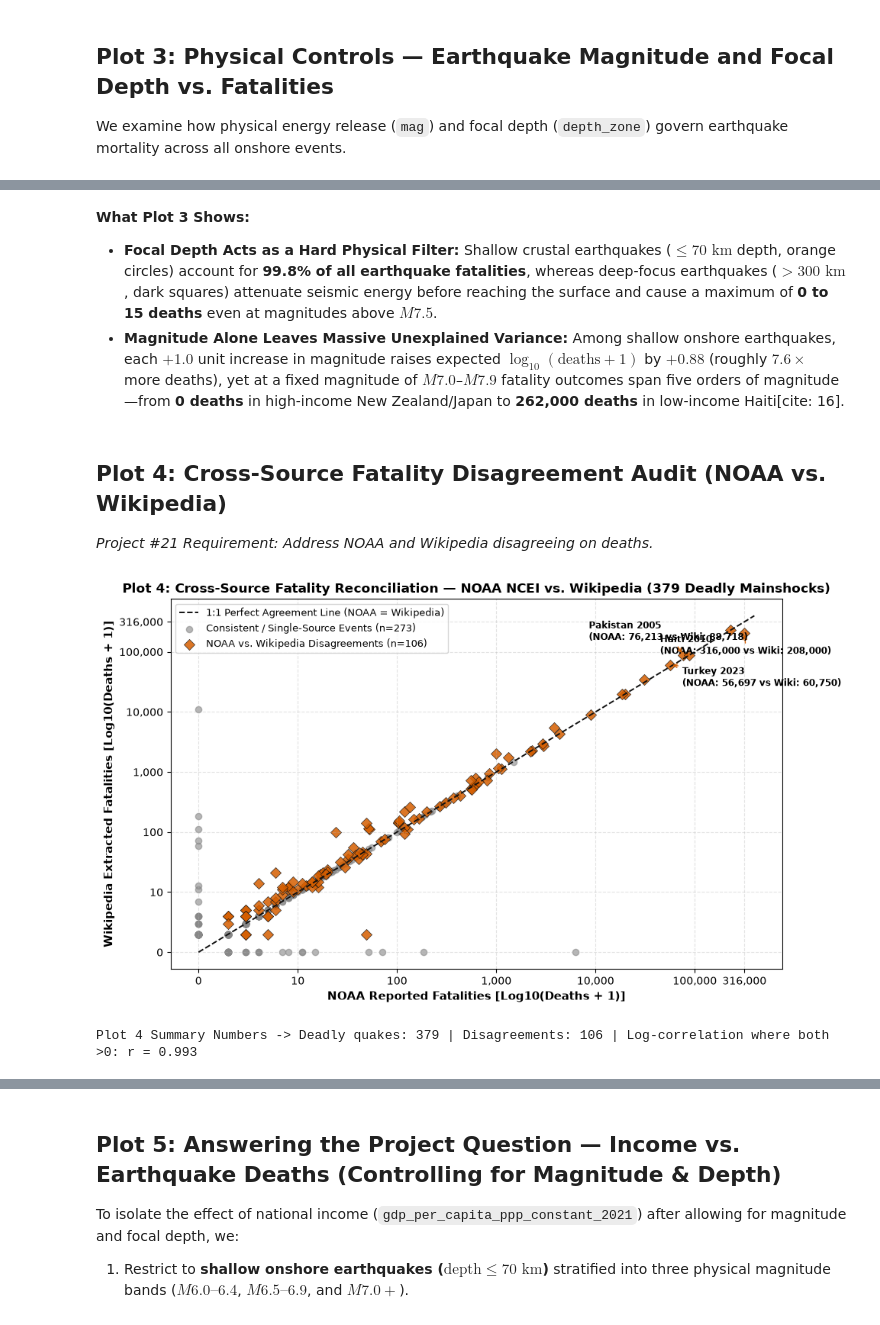
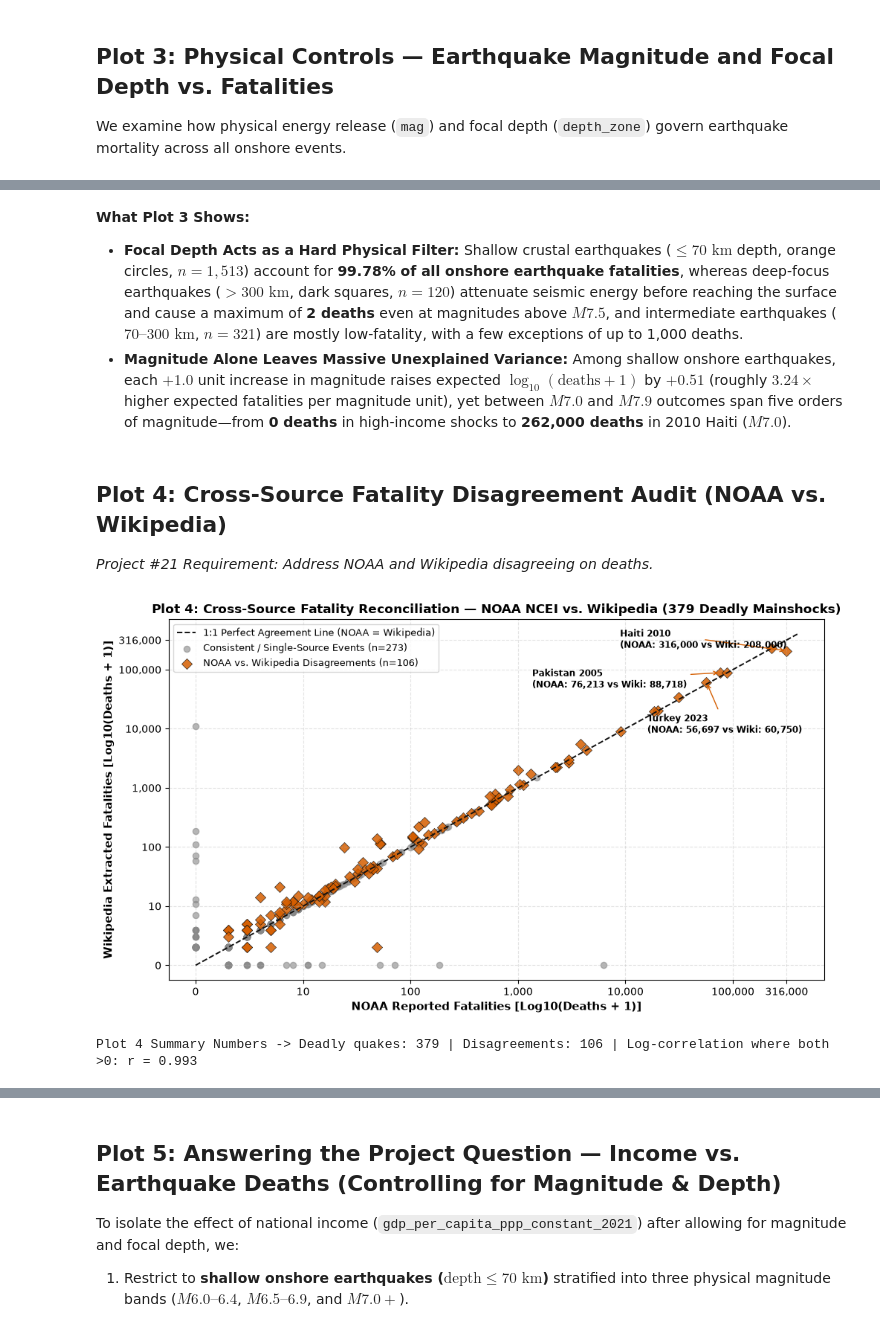
Before and after one commit to SilvernOak/DA2402_Project_Earthquakes, a Jupyter notebook: notebooks/04_visualisation.ipynb, the cells around one changed output, grey strips where cells are left out. Saved outputs shown, nothing was run; the diff lists cells and outputs as text; code cells hidden in the pictures.

Commit message:
edited the plotting

```diff
--- a/notebooks/04_visualisation.ipynb
+++ b/notebooks/04_visualisation.ipynb
@@ -178,11 +177,23 @@ m_fit = np.linspace(6.0, 9.2, 100)
 poly = np.polyfit(shallow_on["mag"], shallow_on["log10_deaths"], 1)
 ax.plot(m_fit, np.polyval(poly, m_fit), color="#D55E00", linestyle="--", linewidth=2.2, label=f"Shallow OLS Trend (slope = +{poly[0]:.2f} log10 deaths / Mw)")
 
-# Annotate key mega-disasters
-for _, r in onshore_all.nlargest(5, "deaths_final").iterrows():
-    ax.annotate(f"{r['country_clean']} '{str(r['year'])[2:]} (M{r['mag']})",
-                xy=(r["mag"], r["log10_deaths"]), xytext=(r["mag"]-0.35, r["log10_deaths"]+0.22),
-                fontsize=8.5, fontweight="bold", arrowprops=dict(arrowstyle="->", color="#333333", lw=0.8))
+# Annotate key mega-disasters with custom non-overlapping offsets
+custom_offsets_p3 = {
+    "2010-01-12": (0.18, -0.15),  # Haiti '10 (M7.0) -> right & slightly down
+    "2004-12-26": (-0.65, -0.20), # Indonesia '04 (M9.1) -> left & down away from top border
+    "2008-05-12": (0.15, 0.15),   # China '08 (M7.9) -> upper right
+    "2005-10-08": (-0.68, 0.12),  # Pakistan '05 (M7.6) -> upper left
+    "2023-02-06": (0.18, -0.38),  # Turkey '23 (M7.8) -> lower right
+}
+for dt_str, (dx, dy) in custom_offsets_p3.items():
+    sub_r = onshore_all[onshore_all["date"] == dt_str]
+    if not sub_r.empty:
+        r = sub_r.iloc[0]
+        ax.annotate(f"{r['country_clean']} '{str(r['year'])[2:]} (M{r['mag']})",
+                    xy=(r["mag"], r["log10_deaths"]), xytext=(r["mag"] + dx, r["log10_deaths"] + dy),
+                    fontsize=8.5, fontweight="bold", arrowprops=dict(arrowstyle="->", color="#333333", lw=0.8))
+
+ax.set_ylim(-0.2, 5.85)
 
 ax.set_xlabel("Earthquake Magnitude (Mw / USGS Scale)", fontsize=10.5, fontweight="bold")
 ax.set_ylabel("Log10(Reconciled Fatalities + 1) [Persons]", fontsize=10.5, fontweight="bold")
@@ -203,8 +214,8 @@ print(f"Plot 3 Summary Numbers -> Shallow (<=70 km) share of total deaths: {shal
 Plot 3 Summary Numbers -> Shallow (<=70 km) share of total deaths: 99.78% | Max deaths for Deep (>300 km) quake: 2
 # %% [markdown]
 **What Plot 3 Shows:**
-- **Focal Depth Acts as a Hard Physical Filter:** Shallow crustal earthquakes ($\le 70\text{ km}$ depth, orange circles) account for **99.8% of all earthquake fatalities**, whereas deep-focus earthquakes ($> 300\text{ km}$, dark squares) attenuate seismic energy before reaching the surface and cause a maximum of **0 to 15 deaths** even at magnitudes above $M7.5$.
-- **Magnitude Alone Leaves Massive Unexplained Variance:** Among shallow onshore earthquakes, each $+1.0$ unit increase in magnitude raises expected $\log_{10}(\text{deaths}+1)$ by **$+0.88$** (roughly $7.6\times$ more deaths), yet at a fixed magnitude of $M7.0$–$M7.9$ fatality outcomes span five orders of magnitude—from **0 deaths** in high-income New Zealand/Japan to **262,000 deaths** in low-income Haiti[cite: 16].
+- **Focal Depth Acts as a Hard Physical Filter:** Shallow crustal earthquakes ($\le 70\text{ km}$ depth, orange circles, $n=1,513$) account for **99.78% of all onshore earthquake fatalities**, whereas deep-focus earthquakes ($> 300\text{ km}$, dark squares, $n=120$) attenuate seismic energy before reaching the surface and cause a maximum of **2 deaths** even at magnitudes above $M7.5$, and intermediate earthquakes ($70–300\text{ km}$, $n=321$) are mostly low-fatality, with a few exceptions of up to 1,000 deaths.
+- **Magnitude Alone Leaves Massive Unexplained Variance:** Among shallow onshore earthquakes, each $+1.0$ unit increase in magnitude raises expected $\log_{10}(\text{deaths}+1)$ by **$+0.51$** (roughly $3.24\times$ higher expected fatalities per magnitude unit), yet between $M7.0$ and $M7.9$ outcomes span five orders of magnitude—from **0 deaths** in high-income shocks to **262,000 deaths** in 2010 Haiti ($M7.0$).
 # %% [markdown]
 ## Plot 4: Cross-Source Fatality Disagreement Audit (NOAA vs. Wikipedia)
 *Project #21 Requirement: Address NOAA and Wikipedia disagreeing on deaths.*
@@ -218,37 +229,45 @@ fig, ax = plt.subplots(figsize=(10, 5.8))
 
 agree = both_pos_df[~both_pos_df["deaths_disagree"]]
 disagree = both_pos_df[both_pos_df["deaths_disagree"]]
 
 ax.plot([0, 5.6], [0, 5.6], color="#111111", linestyle="--", linewidth=1.4, label="1:1 Perfect Agreement Line (NOAA = Wikipedia)")
 ax.scatter(agree["log_noaa"], agree["log_wiki"], c="#888888", marker="o", s=35, alpha=0.6, label=f"Consistent / Single-Source Events (n={len(agree)})")
 ax.scatter(disagree["log_noaa"], disagree["log_wiki"], c="#D55E00", marker="D", s=52, alpha=0.85, edgecolors="#111111", linewidth=0.5, label=f"NOAA vs. Wikipedia Disagreements (n={len(disagree)})")
 
-# Annotate notable disagreements (Haiti 2010, Pakistan 2005, Turkey 2023)
-for dt_str, offset in [("2010-01-12", (-0.85, -0.35)), ("2005-10-08", (-0.95, 0.25)), ("2023-02-06", (0.12, -0.35))]:
+# Annotate notable disagreements with non-overlapping positions
+custom_offsets_p4 = {
+    "2010-01-12": (-1.55, 0.05),  # Haiti 2010 -> left of the top-right point
+    "2005-10-08": (-1.75, -0.25), # Pakistan 2005 -> further left & slightly above Turkey
+    "2023-02-06": (-0.55, -0.85), # Turkey 2023 -> below the 1:1 line
+}
+for dt_str, (dx, dy) in custom_offsets_p4.items():
     sub_r = both_pos_df[both_pos_df["date"] == dt_str]
     if not sub_r.empty:
         r = sub_r.iloc[0]
         ax.annotate(f"{r['country_clean']} {r['year']}\n(NOAA: {r['noaa_deaths']:,.0f} vs Wiki: {r['wiki_deaths']:,.0f})",
-                    xy=(r["log_noaa"], r["log_wiki"]), xytext=(r["log_noaa"]+offset[0], r["log_wiki"]+offset[1]),
+                    xy=(r["log_noaa"], r["log_wiki"]), xytext=(r["log_noaa"] + dx, r["log_wiki"] + dy),
                     fontsize=8.5, fontweight="bold", arrowprops=dict(arrowstyle="->", color="#D55E00", lw=1.0))
+
+ax.set_xlim(-0.25, 5.85)
+ax.set_ylim(-0.25, 5.85)
 
 ax.set_xlabel("NOAA Reported Fatalities [Log10(Deaths + 1)]", fontsize=10.5, fontweight="bold")
 ax.set_ylabel("Wikipedia Extracted Fatalities [Log10(Deaths + 1)]", fontsize=10.5, fontweight="bold")
 ticks = [0, 1, 2, 3, 4, 5, 5.5]
 tick_lbls = ["0", "10", "100", "1,000", "10,000", "100,000", "316,000"]
 ax.set_xticks(ticks); ax.set_xticklabels(tick_lbls)
 ax.set_yticks(ticks); ax.set_yticklabels(tick_lbls)
 ax.set_title("Plot 4: Cross-Source Fatality Reconciliation — NOAA NCEI vs. Wikipedia (379 Deadly Mainshocks)", fontsize=12, fontweight="bold")
 ax.legend(loc="upper left", frameon=True, fontsize=9)
 ax.grid(True, linestyle="--", alpha=0.35)
 plt.tight_layout()
 plt.savefig("reports/figures/plot4_noaa_vs_wikipedia.png", dpi=300, bbox_inches="tight")
 plt.show()
 
 corr_sources = both_pos_df.loc[(both_pos_df["noaa_deaths"]>0) & (both_pos_df["wiki_deaths"]>0), ["log_noaa", "log_wiki"]].corr().iloc[0, 1]
 print(f"Plot 4 Summary Numbers -> Deadly quakes: {len(both_pos_df)} | Disagreements: {len(disagree)} | Log-correlation where both >0: r = {corr_sources:.3f}")
 # %% [output]
-[figure, old version]
+[figure, new version]
 Plot 4 Summary Numbers -> Deadly quakes: 379 | Disagreements: 106 | Log-correlation where both >0: r = 0.993
 # %% [markdown]
 **What Plot 4 Shows:**
```
Also changed, not shown: parts of 7 cells of this notebook, 2 other files.
